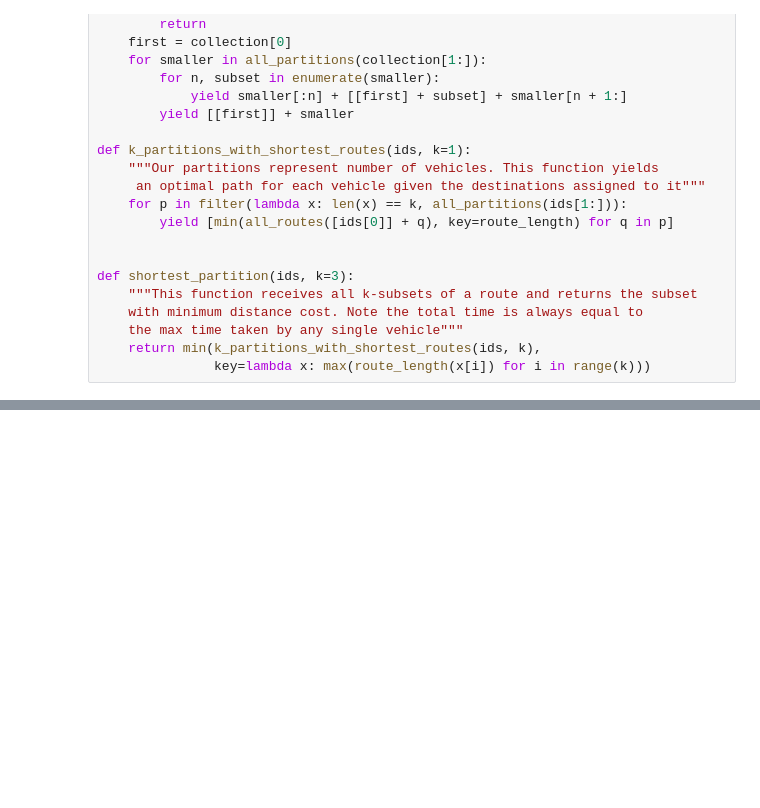
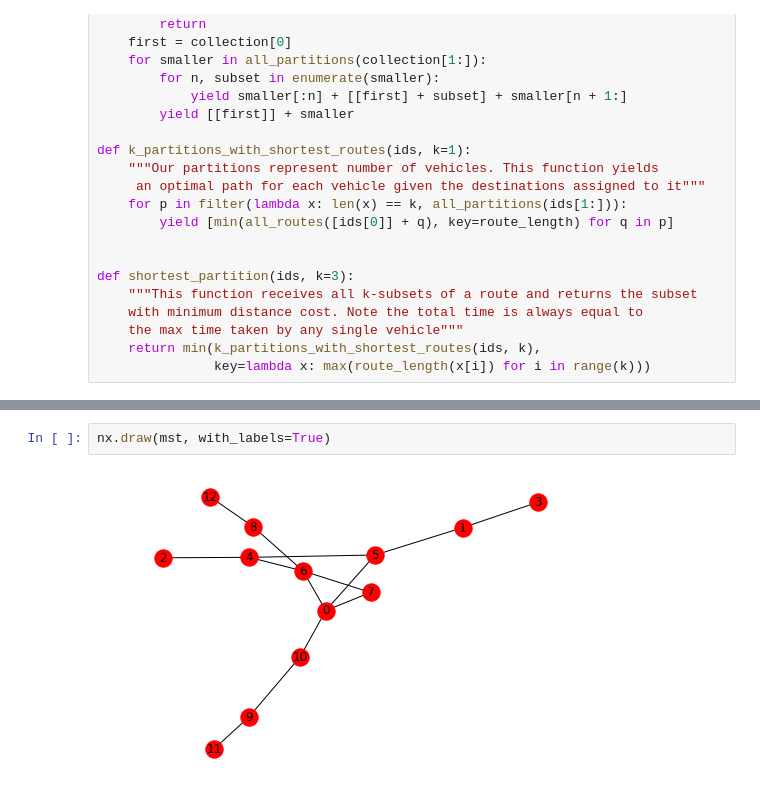
Before and after one commit to ramonduarte/otimgraf, a Jupyter notebook: 4 Exact (brute force lower bounded) [12].ipynb, the cells around one changed output, grey strips where cells are left out. Drawn from its saved outputs; the diff is of its cells as text; blank space fills up the shorter version.

```diff
--- a/4 Exact (brute force lower bounded) [12].ipynb
+++ b/4 Exact (brute force lower bounded) [12].ipynb
@@ -278,0 +443,4 @@ def shortest_partition(ids, k=3):
+# %%
+nx.draw(mst, with_labels=True)
+# %% [output]
+[figure, added]
```
Also changed, not shown: parts of 24 cells of this notebook, 5 other files.
